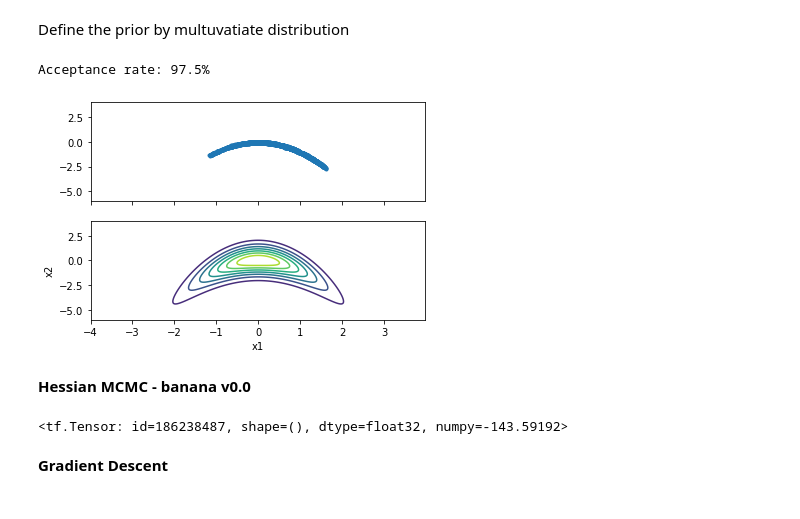
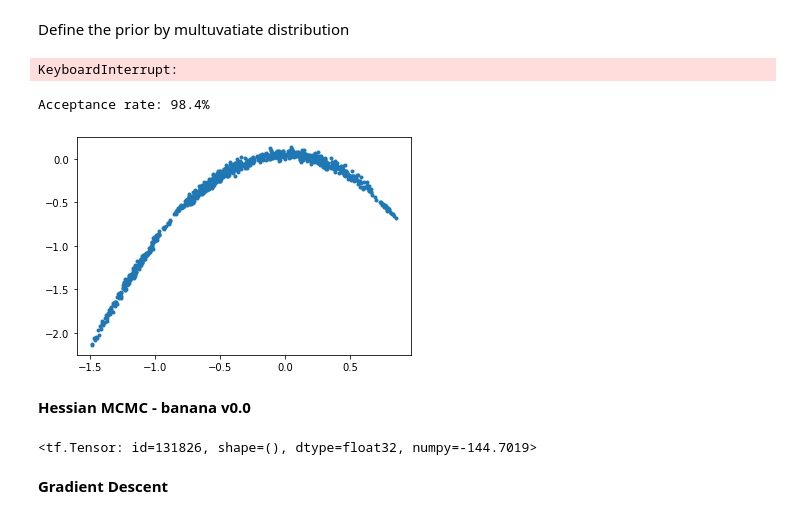
Before and after one commit to GeorgeLiang3/repository1, a Jupyter notebook: Banana_0.4_Bayesian inference.ipynb, the cells around one changed output. Saved outputs shown, nothing was run; the diff lists cells and outputs as text; code cells hidden in the pictures.

```diff
--- a/Banana_0.4_Bayesian inference.ipynb
+++ b/Banana_0.4_Bayesian inference.ipynb
@@ -219,7 +219,7 @@ def joint_log_prob(y,theta1,theta2):
           +tf.reduce_sum(y.log_prob(D)))
 # %%
 
-num_results = 5000
+num_results = 1000
 burnin = 500
 
 initial_chain_state = [
@@ -251,21 +251,23 @@ y1 = samples[:,1]
 
 x_accepted = []
 y_accepted =[]
+# %% [output]
+KeyboardInterrupt:
 # %%
 for i in range(accepted.shape[0]):
     if accepted[i-1]==True:
         x_accepted = np.append(x_accepted,samples[i-1,0])
         y_accepted = np.append(y_accepted,samples[i-1,1])
-f,(ax1,ax2) = plt.subplots(2,1,sharex =True, sharey = True)
+# f,(ax1,ax2) = plt.subplots(2,1,sharex =True, sharey = True)
 
 # sns.kdeplot(x_accepted,y_accepted,ax=ax1)
-ax1.plot(x_accepted,y_accepted,'.')
-plot_true()
+plt.plot(x_accepted,y_accepted,'.')
+# plot_true()
 
 print('Acceptance rate: %0.1f%%' % (100*(x_accepted.shape[0]/num_results)))
 # %% [output]
-Acceptance rate: 97.5%
+Acceptance rate: 98.4%
-[figure, old version]
+[figure, new version]
 # %% [markdown]
 <b> Hessian MCMC - banana v0.0
 # %%
@@ -291,9 +294,9 @@ def joint_log_prob(D,theta1,theta2):
     return(mvn.log_prob(tf.squeeze(z))
           +tf.reduce_sum(y.log_prob(D)))
 # %%
-joint_log_prob(D,-0.,0.)
+joint_log_prob(D,0.,0.)
 # %% [output]
-<tf.Tensor: id=186238487, shape=(), dtype=float32, numpy=-143.59192>
+<tf.Tensor: id=131826, shape=(), dtype=float32, numpy=-144.7019>
 # %% [markdown]
 <b> Gradient Descent
 # %%
```
Also changed, not shown: parts of 21 cells of this notebook, 4 other files.
